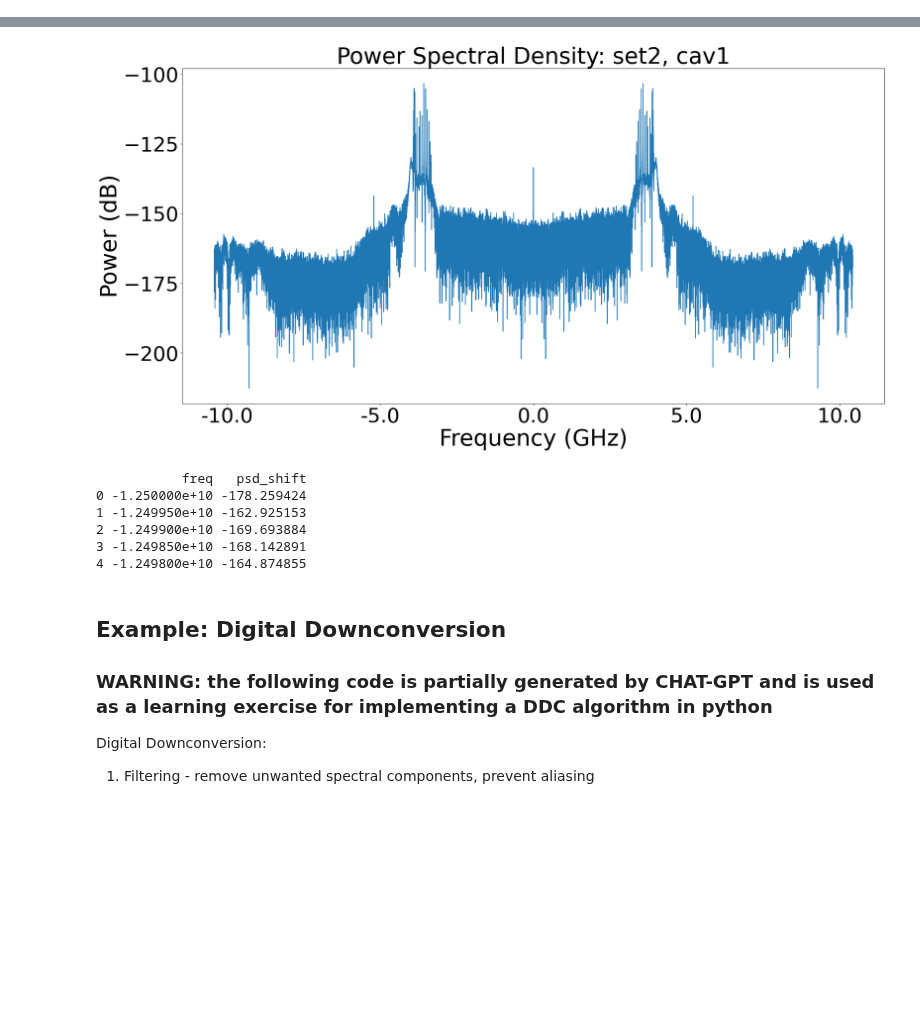
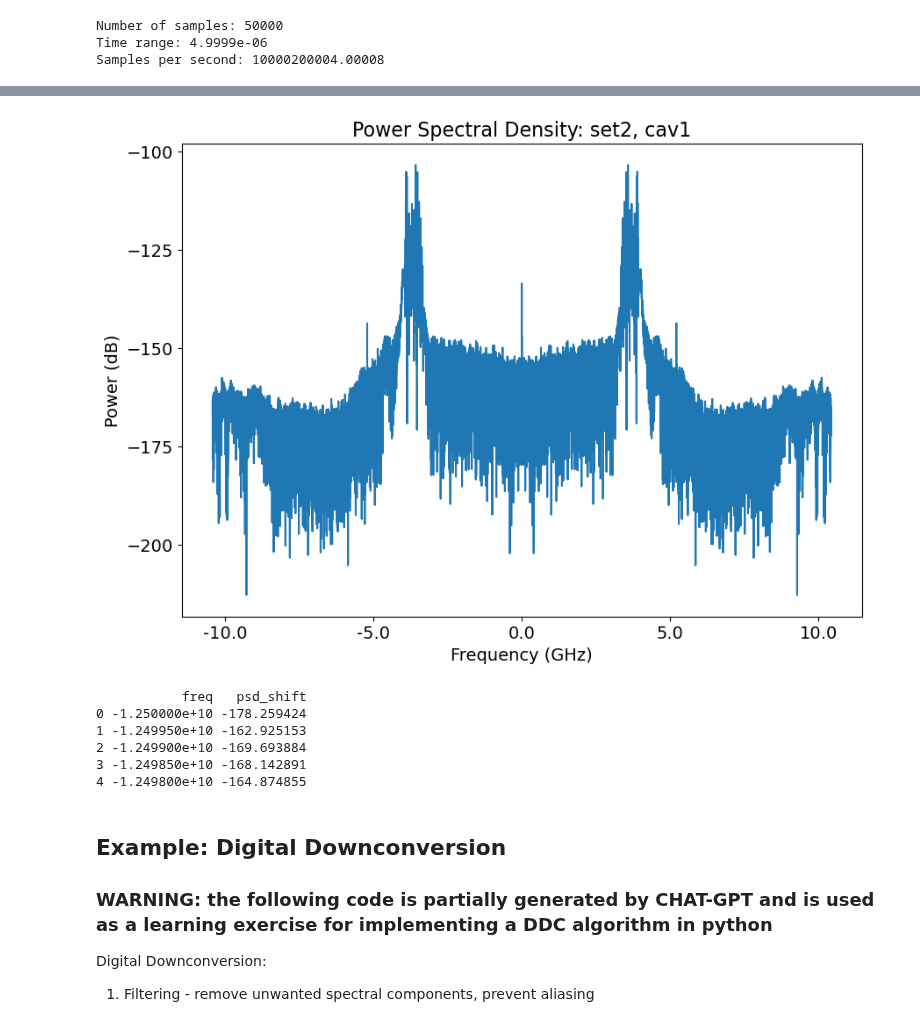
Before and after one commit to jpgtordilla/hombom24, a Jupyter notebook: scope-analysis/scope_data_processing.ipynb, the cells around one changed output, grey strips where cells are left out. Saved outputs shown, nothing was run; the diff lists cells and outputs as text; code cells hidden in the pictures; blank space fills up the shorter version.

Commit message:
re-organizing the scope data processing

```diff
--- a/scope-analysis/scope_data_processing.ipynb
+++ b/scope-analysis/scope_data_processing.ipynb
@@ -5,5 +7,5 @@ import numpy as np
 # %%
-def clean_df(path):
+def clean_df(path: str) -> pd.DataFrame:
     """Clean the dataframe so that it has proper column titles."""
     path_df = pd.read_csv(path)
     # duplicate the first row
@@ -79 +88,16 @@ full_df.head()
+# %%
+# Calculations to find the amount of samples per second
+
+first_timestamp = float(full_df["time_set2_cav1"][0])
+last_timestamp = float(full_df["time_set2_cav1"].tolist()[-1])
+time_range = last_timestamp - first_timestamp
+num_samples = len(full_df["time_set2_cav1"])
+
+print(f"Number of samples: {num_samples}")
+print(f"Time range: {time_range}")
+print(f"Samples per second: {num_samples * (1 / time_range)}")
+# %% [output]
+Number of samples: 50000
+Time range: 4.9999e-06
+Samples per second: 10000200004.00008
 # %%
@@ -105,49 +129,46 @@ avg_powers(full_df)
  'set12_cav1': 0.0003431830736395993,
  'set12_cav2': 8.185438730694875e-05}
 # %%
-from matplotlib import ticker
-
-
-def plot_psd(df, column):
+def plot_psd(df: pd.DataFrame, column: str, fig_width: int = 10, fig_height: int = 7, x_label_font_size: int = 14, y_label_font_size: int = 14, title_font_size: int = 16) -> pd.DataFrame:
     """Calculate and plot the power spectrum of the amplitude values in the dataframe."""
     x = df[column].astype("float")
     fs = 25e9 # TODO: is this the correct sampling frequency?
     n = 50000
     psd = np.abs(np.fft.fft(x))**2 / (n*fs)
     psd_log = 10.0*np.log10(psd)
     psd_shifted = np.fft.fftshift(psd_log)
     center_freq = 0
     f = np.arange(fs/-2.0, fs/2.0, fs/n) # start, stop, step centered around 0 Hz
     f += center_freq # now add center frequency
 
     # plot the spectra
-    fig, ax = plt.subplots(figsize = (25, 12))
+    fig, ax = plt.subplots(figsize = (fig_width, fig_height))
     set_label = ", ".join(column.split("_")[1:])
-    ax.set_title(f"Power Spectral Density: {set_label}", fontsize=45)
-    ax.set_xlabel("Frequency (GHz)", fontsize=45)
-    ax.set_ylabel("Power (dB)", fontsize=45)
+    ax.set_title(f"Power Spectral Density: {set_label}", fontsize=title_font_size)
+    ax.set_xlabel("Frequency (GHz)", fontsize=x_label_font_size)
+    ax.set_ylabel("Power (dB)", fontsize=y_label_font_size)
     ax.plot(f, psd_shifted)
 
     # TICK PARAMETERS
     x_tick_locs = ax.get_xticks()
     x_tick_labels = [float((tick.get_text().replace('−', '-')).replace(",", "")) for tick in ax.get_xticklabels()]
     x_tick_labels_new = [round(float(x) * 10, 15) for x in x_tick_labels] # raise or lower to the given power
     ax.xaxis.set_major_locator(ticker.FixedLocator(x_tick_locs))
     ax.xaxis.set_major_formatter(ticker.FixedFormatter(x_tick_labels_new))
-    ax.tick_params(axis="x", labelsize=40)
-    ax.tick_params(axis="y", labelsize=40)
+    ax.tick_params(axis="x", labelsize=x_label_font_size)
+    ax.tick_params(axis="y", labelsize=y_label_font_size)
     ax.xaxis.set_major_locator(plt.MaxNLocator(5))  # reduce the amount of ticks for both axes
     ax.yaxis.set_major_locator(plt.MaxNLocator(5))
 
     plt.show()
     # return the DataFrame of frequencies
     df_freq = pd.DataFrame(data={"freq": f, "psd_shift": psd_shifted})
     return df_freq
 
 psd_df = plot_psd(full_df, "values_set2_cav1")
 print(psd_df.head())
 # %% [output]
-[figure, old version]
+[figure, new version]
            freq   psd_shift
 0 -1.250000e+10 -178.259424
 1 -1.249950e+10 -162.925153
```
Also changed, not shown: parts of 9 cells of this notebook.
